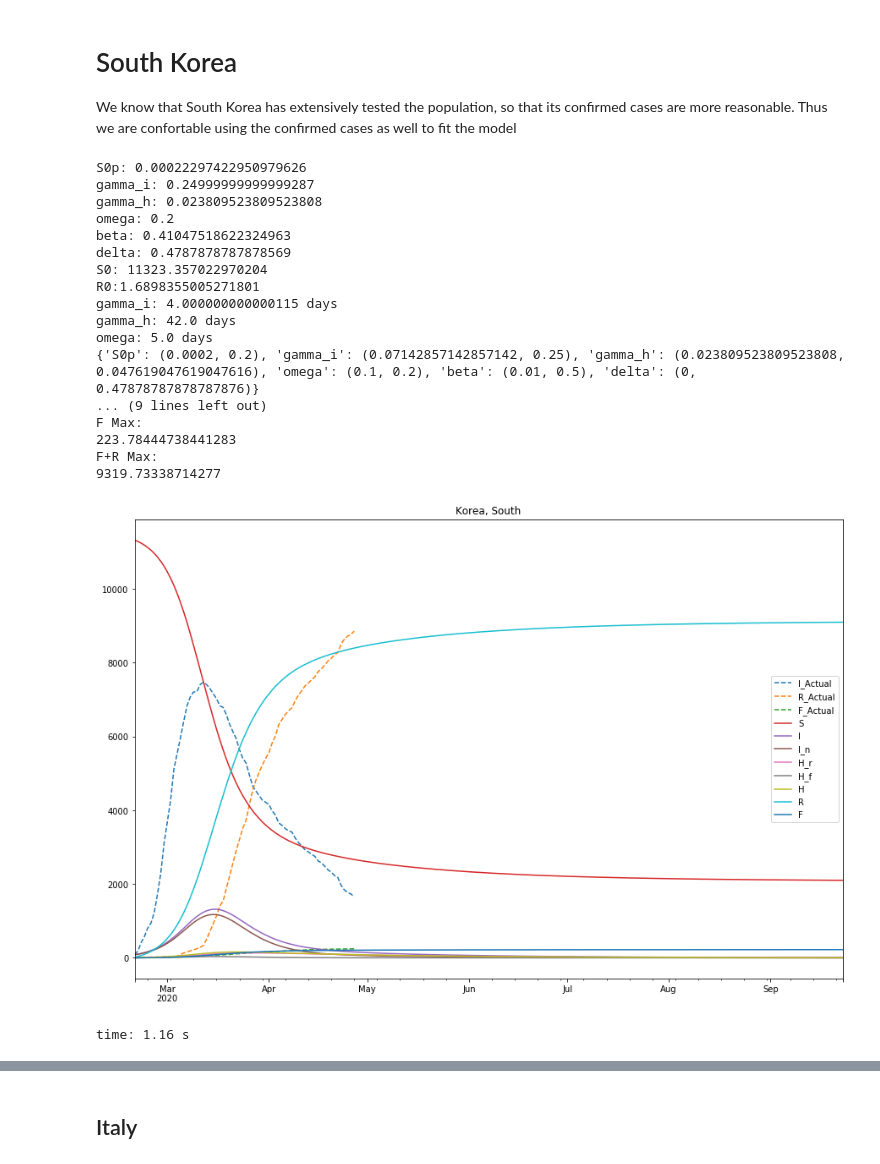
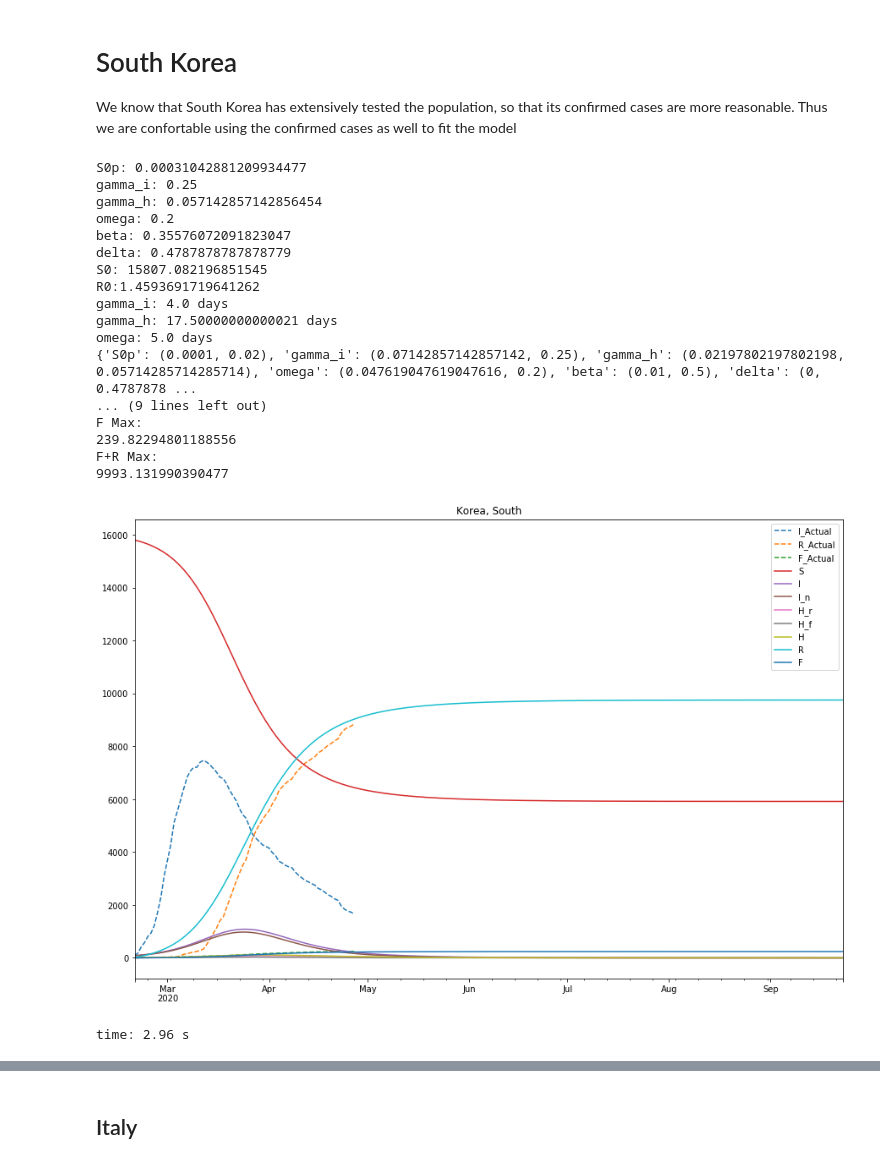
Before and after one commit to comunidadexp/sirfh-covid, a Jupyter notebook: Case Study - Sigmoid SIRFH.ipynb, the cells around one changed output, grey strips where cells are left out. Drawn from its saved outputs; the diff is of its cells as text; code cells hidden in the pictures.

```diff
--- a/Case Study - Sigmoid SIRFH.ipynb
+++ b/Case Study - Sigmoid SIRFH.ipynb
@@ -97,9 +97,9 @@ hospRate = 0.05
 deltaUpperBound = 79/165
 
 t1 = SIRFH(country = 'Korea, South',
-         #quarantineDate = dt.datetime(2020,3,24), #italy lockdown was on the 9th
+        #quarantineDate = dt.datetime(2020,3,24), #italy lockdown was on the 9th
          hospitalization_rate = hospRate,
-         alpha = [.0,0.00,1],
+         alpha = [.00,0.00,.998],
 
          # Loose restrictions
          #S0pbounds=(10e6 / 200e6, 10e6 / 200e6),
@@ -126,66 +126,66 @@ t1 = SIRFH(country = 'Korea, South',
          },
 
          parameter_bounds = {
-             'S0p': (.0002, .2),
+             'S0p': (.0001, .02),
          #    'delta': (0, deltaUpperBound),
          #    'beta1': (0.20, 1.5),
          #    'beta2': (0.20, 1.5),
              'gamma_i': (1/(14), 1/(4)),
-             'gamma_h': (1/(6*7), 1/(3*7)),
-             'omega': (1/(10), 1/(5)),
+             'gamma_h': (1/(6.5*7), 1/(2.5*7)),
+             'omega': (1/(21), 1/(5)),
          #    'lambda': (.5,2)
 
          },
 
          constraints_bounds = {
-             'R0': (1,4),
+             'R0': (1,6),
          },
 
          )
 
 #t1.train_S0()
 t1.train()
 #t1.train_S0_joint()
 
 #options={'eps': 5e-3, }
 #options={'eps': 1e-3, 'ftol': 1e-7}
 print(t1.parameter_bounds)
 
 print('\nI Max:')
 print(t1.df.I.max())
 print('Est:')
 print(t1.df.I.max()*.15)
 print('H Max:')
 print(t1.df['H'].max())
 print('R Max:')
 print(t1.df['R'].max())
 print('F Max:')
 print(t1.df['F'].max())
 print('F+R Max:')
 print(t1.df['F'].max()+t1.df['R'].max())
 
 #t1.outOfSample_forecast(dt.datetime(2020, 4, 1))
 t1.main_plot()
 # %% [output]
-S0p: 0.00022297422950979626
-gamma_i: 0.24999999999999287
-gamma_h: 0.023809523809523808
+S0p: 0.00031042881209934477
+gamma_i: 0.25
+gamma_h: 0.057142857142856454
 omega: 0.2
-beta: 0.41047518622324963
-delta: 0.4787878787878569
-S0: 11323.357022970204
-R0:1.6898355005271801
-gamma_i: 4.000000000000115 days
-gamma_h: 42.0 days
+beta: 0.35576072091823047
+delta: 0.4787878787878779
+S0: 15807.082196851545
+R0:1.4593691719641262
+gamma_i: 4.0 days
+gamma_h: 17.50000000000021 days
 omega: 5.0 days
-{'S0p': (0.0002, 0.2), 'gamma_i': (0.07142857142857142, 0.25), 'gamma_h': (0.023809523809523808, 0.047619047619047616), 'omega': (0.1, 0.2), 'beta': (0.01, 0.5), 'delta': (0, 0.47878787878787876)}
+{'S0p': (0.0001, 0.02), 'gamma_i': (0.07142857142857142, 0.25), 'gamma_h': (0.02197802197802198, 0.05714285714285714), 'omega': (0.047619047619047616, 0.2), 'beta': (0.01, 0.5), 'delta': (0, 0.4787878 ...
 ... (9 lines left out)
 F Max:
-223.78444738441283
+239.82294801188556
 F+R Max:
-9319.73338714277
+9993.131990390477
-[figure, old version]
+[figure, new version]
-time: 1.16 s
+time: 2.96 s
 # %%
 t1.F_fit_plot()
 t1.I_fit_plot()
```
Also changed, not shown: parts of 56 cells of this notebook, 1 other file.
